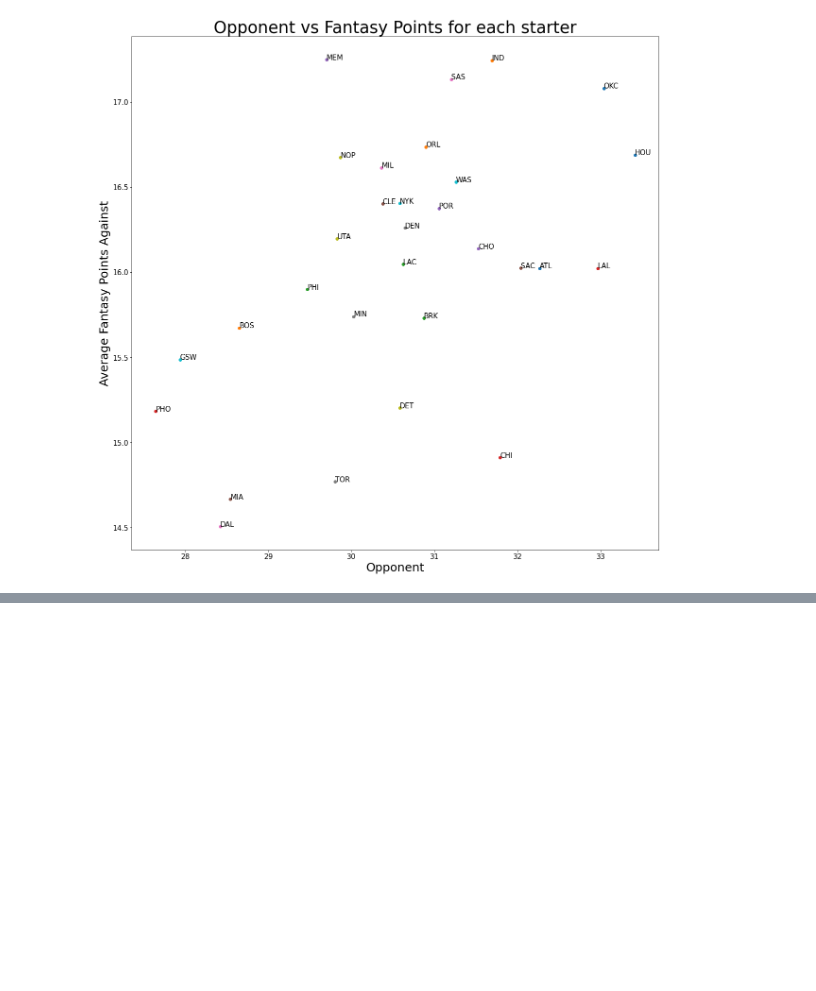
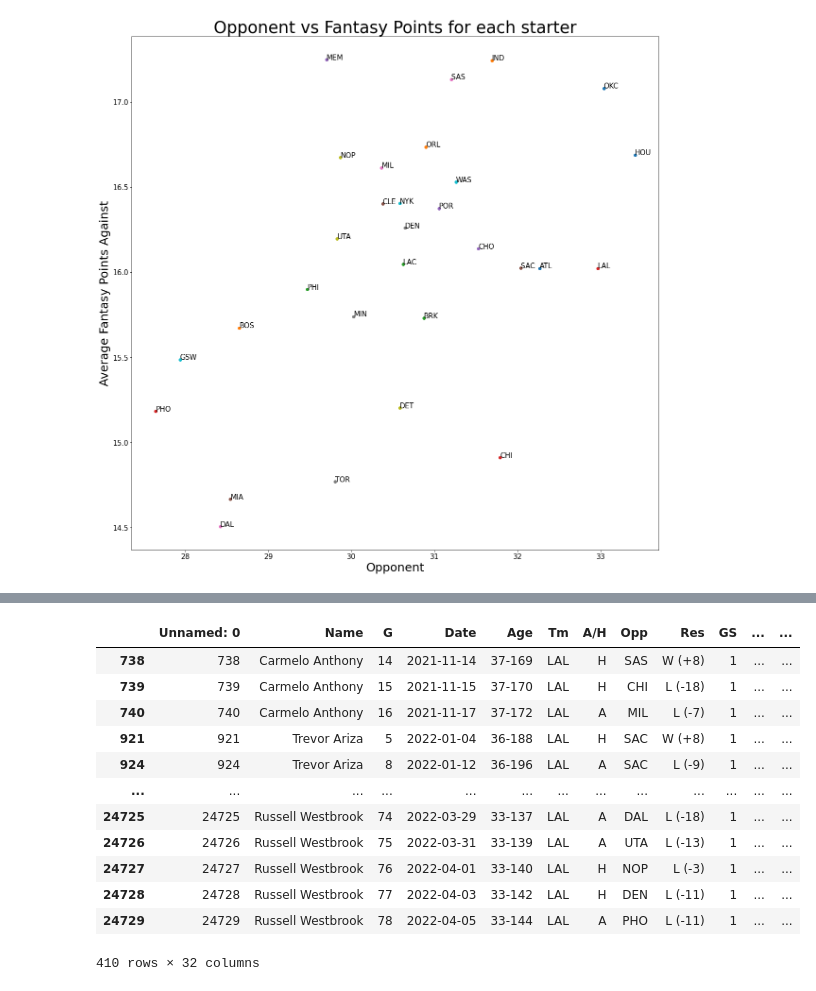
Before and after one commit to AndrewZayn/AndrewZayn.github.io, a Jupyter notebook: NBA_analysis.ipynb, the cells around one changed output, grey strips where cells are left out. Drawn from its saved outputs; the diff is of its cells as text; code cells hidden in the pictures; blank space fills up the shorter version.

```diff
--- a/NBA_analysis.ipynb
+++ b/NBA_analysis.ipynb
@@ -300,0 +313,28 @@ plt.yticks(fontsize = 15)
+# %%
+'''
+From this graph, we can hypothesize that teams with better records often score more fantasy points, which isn't too hard to
+believe. The standard deviation variable seems like there are outliers, but the scale appears a bit too small to be able to
+make a clear indication that the standard deviation is significant. In order to observe this, we will first figure out which
+hypothesis test we need to use.
+
+We will first perform a hypothesis test on the Los Angeles Lakers for starters
+'''
+
+lakers_data = df.loc[df["Tm"] == "LAL"]
+lakers_data = lakers_data.loc[lakers_data["GS"] == 1]
+
+lakers_data
+# %% [output]
+|  | Unnamed: 0 | Name | G | Date | Age | Tm | A/H | Opp | Res | GS | ... | ... |
+| 738 | 738 | Carmelo Anthony | 14 | 2021-11-14 | 37-169 | LAL | H | SAS | W (+8) | 1 | ... | ... |
+| 739 | 739 | Carmelo Anthony | 15 | 2021-11-15 | 37-170 | LAL | H | CHI | L (-18) | 1 | ... | ... |
+| 740 | 740 | Carmelo Anthony | 16 | 2021-11-17 | 37-172 | LAL | A | MIL | L (-7) | 1 | ... | ... |
+| 921 | 921 | Trevor Ariza | 5 | 2022-01-04 | 36-188 | LAL | H | SAC | W (+8) | 1 | ... | ... |
+| 924 | 924 | Trevor Ariza | 8 | 2022-01-12 | 36-196 | LAL | A | SAC | L (-9) | 1 | ... | ... |
+| ... | ... | ... | ... | ... | ... | ... | ... | ... | ... | ... | ... | ... |
+| 24725 | 24725 | Russell Westbrook | 74 | 2022-03-29 | 33-137 | LAL | A | DAL | L (-18) | 1 | ... | ... |
+| 24726 | 24726 | Russell Westbrook | 75 | 2022-03-31 | 33-139 | LAL | A | UTA | L (-13) | 1 | ... | ... |
+| 24727 | 24727 | Russell Westbrook | 76 | 2022-04-01 | 33-140 | LAL | H | NOP | L (-3) | 1 | ... | ... |
+| 24728 | 24728 | Russell Westbrook | 77 | 2022-04-03 | 33-142 | LAL | H | DEN | L (-11) | 1 | ... | ... |
+| 24729 | 24729 | Russell Westbrook | 78 | 2022-04-05 | 33-144 | LAL | A | PHO | L (-11) | 1 | ... | ... |
+410 rows × 32 columns
```
Also changed, not shown: parts of 8 cells of this notebook.
